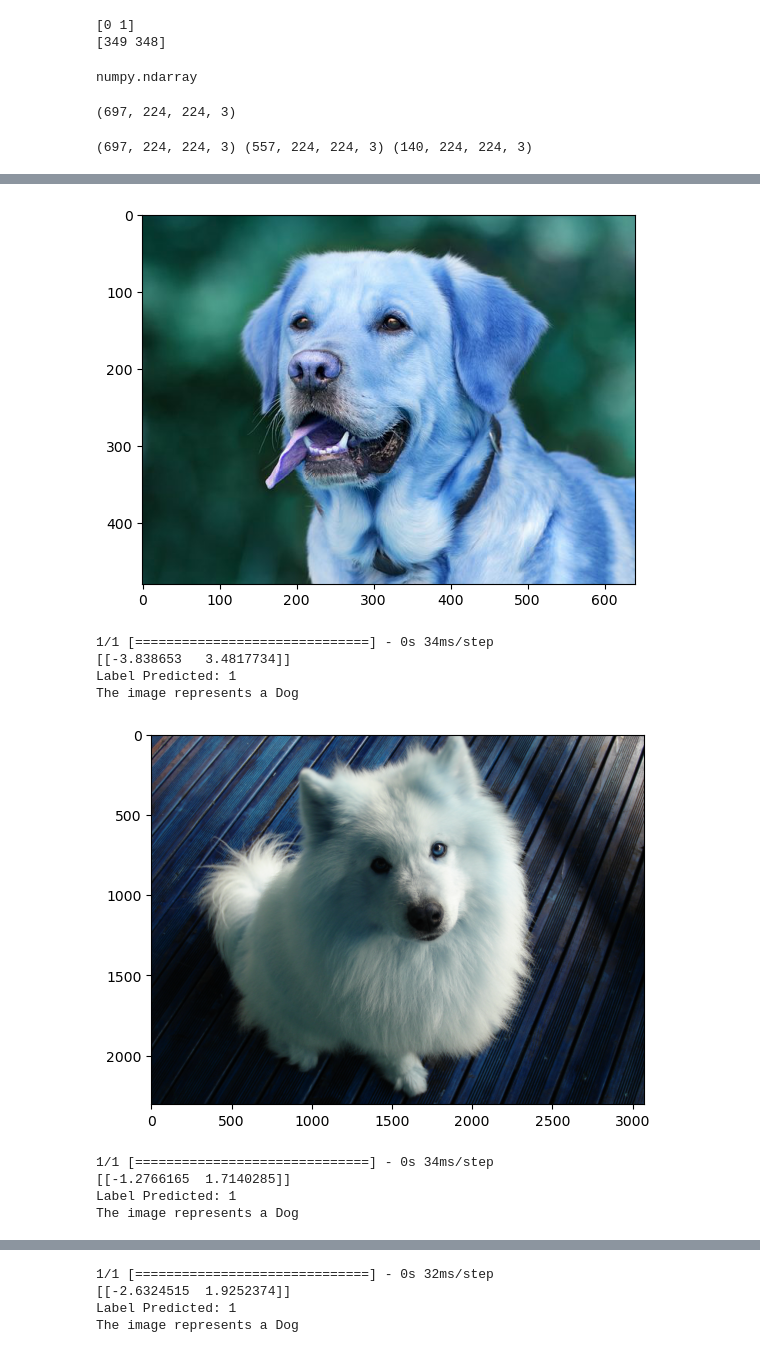
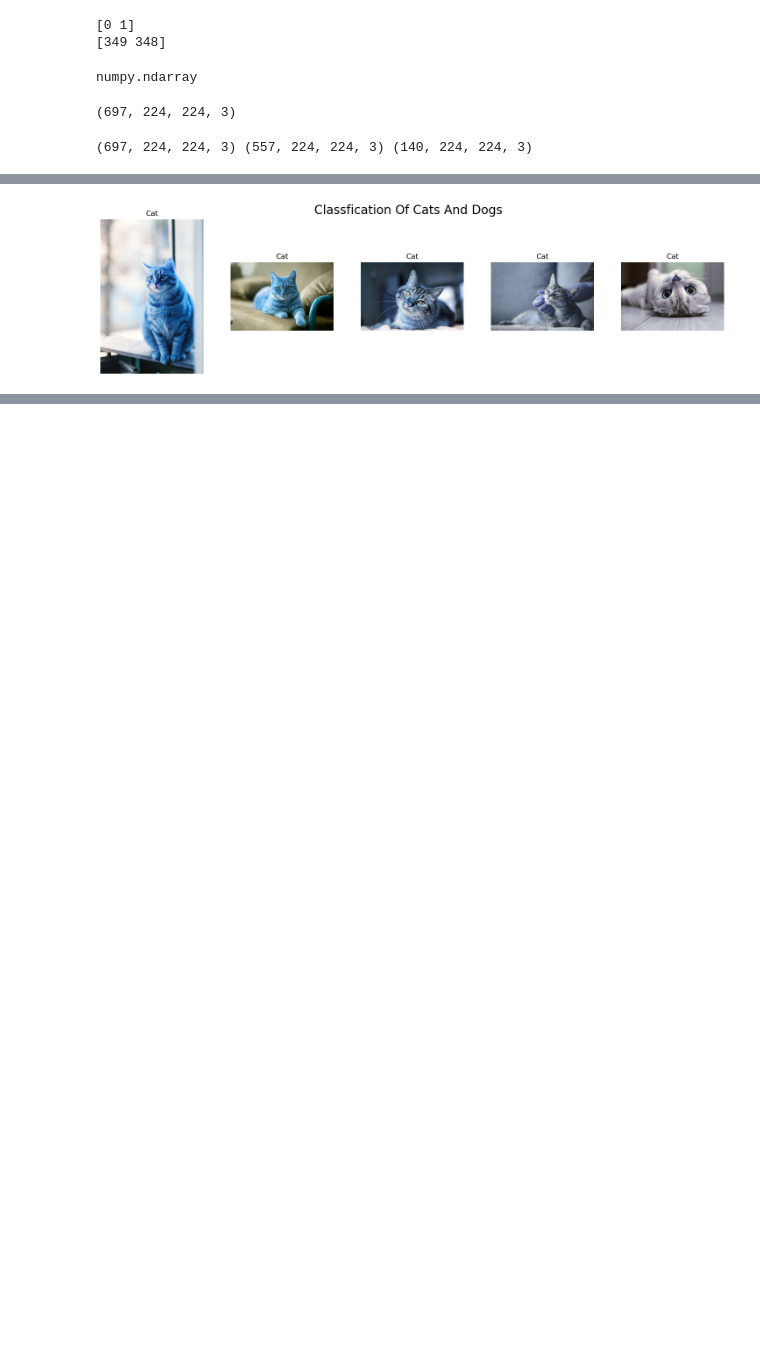
Before and after one commit to mohsinziaa/Cats-And-Dogs-Classification, a Jupyter notebook: Cats And Dogs Classification.ipynb, the cells around one changed output, grey strips where cells are left out. Saved outputs shown, nothing was run; the diff lists cells and outputs as text; code cells hidden in the pictures; blank space fills up the shorter version.

```diff
--- a/Cats And Dogs Classification.ipynb
+++ b/Cats And Dogs Classification.ipynb
@@ -314,5 +284,43 @@ The image represents a Cat
+# %%
+def plotData(imagesPath: list):
+
+    classes = ['Cat', 'Dog']
+    LabelsList = np.empty(shape=(len(imagesPath)))
+
+    for i in range(len(imagesPath)):
+        input_image = cv2.imread(imagesPath[i])
+#         plt.imshow(input_image)
+#         plt.show()
+
+        input_image_resize = cv2.resize(input_image, (224,224))
+
+        input_image_scaled = input_image_resize/255
+
+        image_reshaped = np.reshape(input_image_scaled, [1,224,224,3])
+
+        input_prediction = model.predict(image_reshaped)
+
+        input_pred_label = np.argmax(input_prediction)
+        LabelsList[i] = input_pred_label
+
+    fig, axes = plt.subplots(nrows= 1, ncols=len(imagesPath), figsize=(15, 10))
+
+    fig.suptitle('Classfication Of Cats And Dogs', fontsize = 20)
+    fig.tight_layout()
+    fig.subplots_adjust(top=1.5)
+
+    for i in range(len(imagesPath)):
+        input_image = cv2.imread(imagesPath[i])
+        axes[i].imshow(input_image)
+        axes[i].axis('off')
+        axes[i].title.set_text(classes[int(LabelsList[i])])
 # %%
+filesToRead = 5
+
+catsImagesPath = ['']*filesToRead
+
 for i in range(5):
-    imagePath = "./testingData/Dog"+str(i+1)+".jpg"
-    classifyImage(imagePath)
+    catsImagesPath[i] = "./testingData/Cat"+str(i+1)+".jpg"
+
+plotData(catsImagesPath)
 # %% [output]
@@ -319,10 +332 @@ for i in range(5):
-[figure, old version]
+[figure, new version]
-1/1 [==============================] - 0s 34ms/step
-[[-3.838653   3.4817734]]
-Label Predicted: 1
-The image represents a Dog
-[figure, removed]
-1/1 [==============================] - 0s 34ms/step
-[[-1.2766165  1.7140285]]
-Label Predicted: 1
-The image represents a Dog
@@ -330,4 +332,0 @@ The image represents a Dog
-1/1 [==============================] - 0s 32ms/step
-[[-2.6324515  1.9252374]]
-Label Predicted: 1
-The image represents a Dog
```
Also changed, not shown: parts of 11 cells of this notebook.
